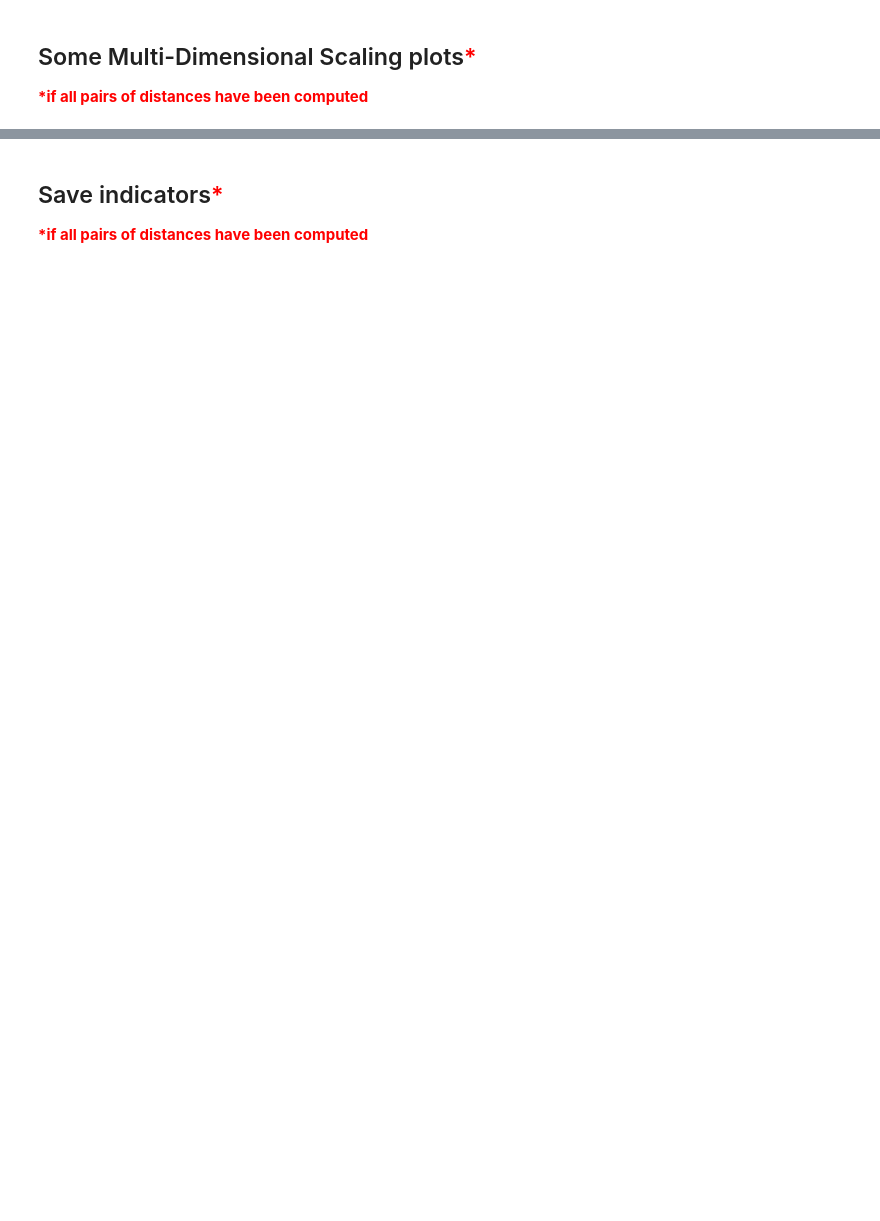
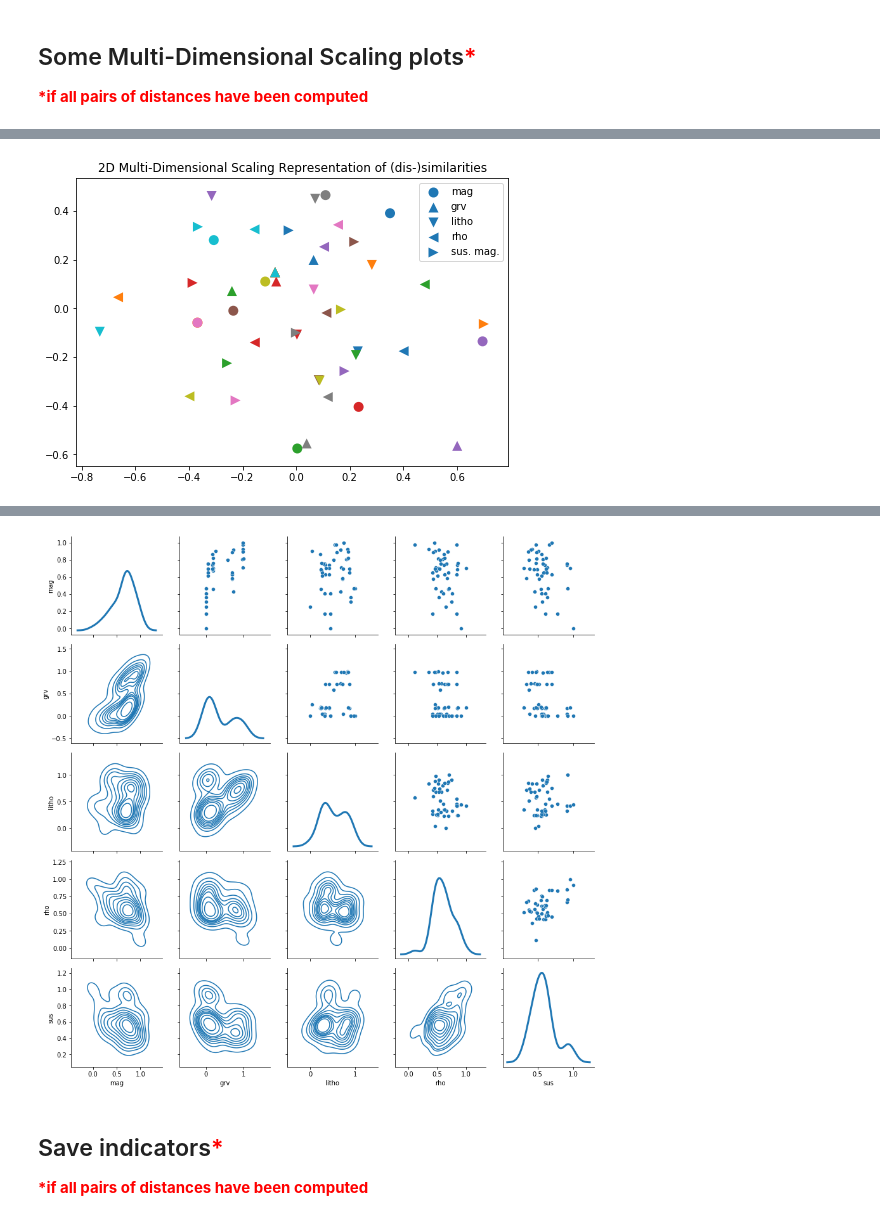
Before and after one commit to Loop3D/loopUI, a Jupyter notebook: nbk-connectivity.ipynb, the cells around one changed output, grey strips where cells are left out. Drawn from its saved outputs; the diff is of its cells as text; code cells hidden in the pictures; blank space fills up the shorter version.

```diff
--- a/nbk-connectivity.ipynb
+++ b/nbk-connectivity.ipynb
@@ -365,15 +386,21 @@ print((datetime.now()).strftime('%d-%b-%Y (%H:%M:%S)')+" - "+"COMPUTING MULTIPLE
 <span style='color:red'>**\*if all pairs of distances have been computed** </span>
 # %%
 print((datetime.now()).strftime('%d-%b-%Y (%H:%M:%S)')+" - "+"COMPUTING 2D MDS REPRESENTATION START")
+
+dist_cty_mag2 = (dist_cty_mag-np.min(dist_cty_mag))/(np.max(dist_cty_mag)-np.min(dist_cty_mag))
+dist_cty_grv2 = (dist_cty_grv-np.min(dist_cty_grv))/(np.max(dist_cty_grv)-np.min(dist_cty_grv))
+dist_cty_mod2 = (dist_cty_mod-np.min(dist_cty_mod))/(np.max(dist_cty_mod)-np.min(dist_cty_mod))
+dist_cty_rho2 = (dist_cty_rho-np.min(dist_cty_rho))/(np.max(dist_cty_rho)-np.min(dist_cty_rho))
+dist_cty_sus2 = (dist_cty_sus-np.min(dist_cty_sus))/(np.max(dist_cty_sus)-np.min(dist_cty_sus))
 
 mds = manifold.MDS(n_components=2, max_iter=3000, eps=1e-9, random_state=myseed,
                     dissimilarity="precomputed", n_jobs=1)
 
-mdspos_mag = mds.fit(dist_cty_mag).embedding_
-mdspos_grv = mds.fit(dist_cty_grv).embedding_
-mdspos_mod = mds.fit(dist_cty_mod).embedding_
-mdspos_rho = mds.fit(dist_cty_rho).embedding_
-mdspos_sus = mds.fit(dist_cty_sus).embedding_
+mdspos_mag = mds.fit(dist_cty_mag2).embedding_
+mdspos_grv = mds.fit(dist_cty_grv2).embedding_
+mdspos_mod = mds.fit(dist_cty_mod2).embedding_
+mdspos_rho = mds.fit(dist_cty_rho2).embedding_
+mdspos_sus = mds.fit(dist_cty_sus2).embedding_
 
 fig = plt.figure(1)
 ax = plt.axes([0., 0., 1., 1.])
@@ -388,9 +415,10 @@ ax.set_title('2D Multi-Dimensional Scaling Representation of (dis-)similarities'
 plt.show()
 
 ix=np.tril_indices(nsamples,k=-1)
-df= pd.DataFrame({'mag':dist_cty_mag[ix], 'grv':dist_cty_grv[ix], 'litho':dist_cty_mod[ix], 'rho':dist_cty_rho[ix], 'sus':dist_cty_sus[ix]})
+df= pd.DataFrame({'mag':dist_cty_mag2[ix], 'grv':dist_cty_grv2[ix], 'litho':dist_cty_mod2[ix], 'rho':dist_cty_rho2[ix], 'sus':dist_cty_sus2[ix]})
 g = sns.PairGrid(df)
 g.map_upper(sns.scatterplot)
 g.map_lower(sns.kdeplot)
 g.map_diag(sns.kdeplot, lw=3, legend=False)
 print((datetime.now()).strftime('%d-%b-%Y (%H:%M:%S)')+" - "+"COMPUTING 2D MDS REPRESENTATION END")
+# %% [output]
@@ -396,0 +426 @@ print((datetime.now()).strftime('%d-%b-%Y (%H:%M:%S)')+" - "+"COMPUTING 2D MDS R
+[figure, added]
@@ -397,3 +428,4 @@ print((datetime.now()).strftime('%d-%b-%Y (%H:%M:%S)')+" - "+"COMPUTING 2D MDS R
+[figure, added]
 # %% [markdown]
 ## Save indicators<span style='color:red'>\*</span>
 <span style='color:red'>**\*if all pairs of distances have been computed** </span>
```
Also changed, not shown: parts of 9 cells of this notebook, 7 other files.
